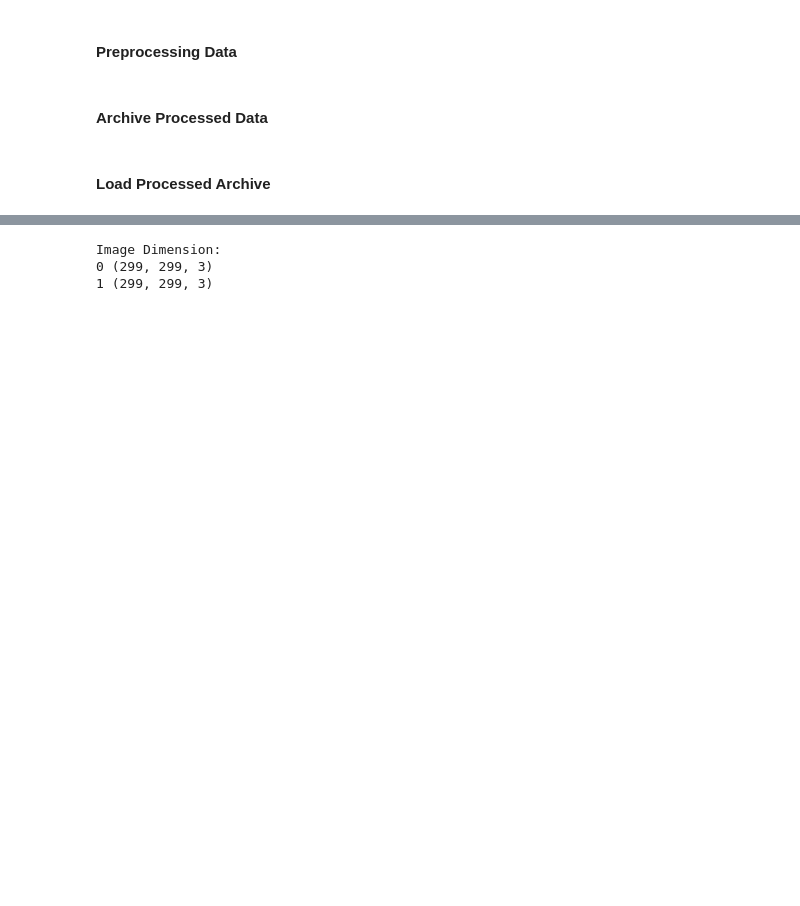
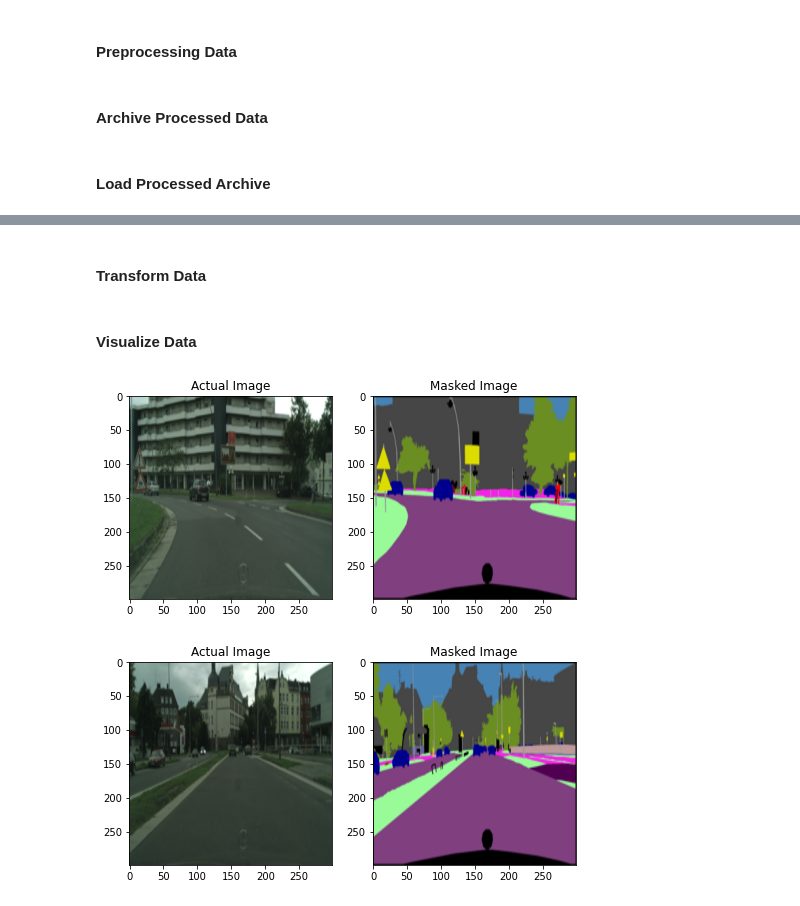
Before and after one commit to kumari-nishu/Semantic-Segmentation, a Jupyter notebook: sematic_segmentation.ipynb, the cells around one changed output, grey strips where cells are left out. Saved outputs shown, nothing was run; the diff lists cells and outputs as text; code cells hidden in the pictures; blank space fills up the shorter version.

Commit message:
Fixed Archive + Visualize Func

```diff
--- a/sematic_segmentation.ipynb
+++ b/sematic_segmentation.ipynb
@@ -115,5 +111,7 @@ Downloading data from https://storage.googleapis.com/mcg2208/leftImg.zip
+# %% [markdown]
+#### Transform Data
 # %%
-# normalize and resize images
+# normalize image pixels
 IMG_SIZE = 299
 BATCH_SIZE = 32
 AUTOTUNE = tf.data.experimental.AUTOTUNE
@@ -128,37 +126,51 @@ def load_and_preprocess_image(path):
     img /= 255.0
     return img
 
-gt_train_paths = [GT_DIR + 'train/' + path for path in listdir(GT_DIR + 'train/')]
-gt_train_ds = tf.data.Dataset.from_tensor_slices(gt_train_paths)
-gt_train_ds = gt_train_ds.map(load_and_preprocess_image, num_parallel_calls=AUTOTUNE)
+def get_image_paths(dir):
+    return sorted([dir + path for path in listdir(dir)])
 
-print('Image Dimension:')
-for n, image in enumerate(gt_train_ds.take(2)):
-  print(n, image.shape)
+# create tf.Dataset objects
+gt_train_ds = tf.data.Dataset.from_tensor_slices(get_image_paths(GT_DIR+'train/'))
+gt_train_ds = gt_train_ds.map(load_and_preprocess_image)
 
-gt_test_paths = [GT_DIR + 'test/' + path for path in listdir(GT_DIR + 'test/')]
-gt_test_ds = tf.data.Dataset.from_tensor_slices(gt_test_paths)
-gt_test_ds = gt_test_ds.map(load_and_preprocess_image, num_parallel_calls=AUTOTUNE)
+gt_test_ds = tf.data.Dataset.from_tensor_slices(get_image_paths(GT_DIR+'test/'))
+gt_test_ds = gt_test_ds.map(load_and_preprocess_image)
 
-gt_val_paths = [GT_DIR + 'val/' + path for path in listdir(GT_DIR + 'val/')]
-gt_val_ds = tf.data.Dataset.from_tensor_slices(gt_val_paths)
-gt_val_ds = gt_val_ds.map(load_and_preprocess_image, num_parallel_calls=AUTOTUNE)
+gt_val_ds = tf.data.Dataset.from_tensor_slices(get_image_paths(GT_DIR+'val/'))
+gt_val_ds = gt_val_ds.map(load_and_preprocess_image)
 
-im_train_paths = [IMG_DIR + 'train/' + path for path in listdir(IMG_DIR + 'train/')]
-im_train_ds = tf.data.Dataset.from_tensor_slices(im_train_paths)
-im_train_ds = im_train_ds.map(load_and_preprocess_image, num_parallel_calls=AUTOTUNE)
+im_train_ds = tf.data.Dataset.from_tensor_slices(get_image_paths(IMG_DIR+'train/'))
+im_train_ds = im_train_ds.map(load_and_preprocess_image)
 
-im_test_paths = [IMG_DIR + 'test/' + path for path in listdir(IMG_DIR + 'test/')]
-im_test_ds = tf.data.Dataset.from_tensor_slices(im_test_paths)
-im_test_ds = im_test_ds.map(load_and_preprocess_image, num_parallel_calls=AUTOTUNE)
+im_test_ds = tf.data.Dataset.from_tensor_slices(get_image_paths(IMG_DIR+'test/'))
+im_test_ds = im_test_ds.map(load_and_preprocess_image)
 
-im_val_paths = [IMG_DIR + 'val/' + path for path in listdir(IMG_DIR + 'val/')]
-im_val_ds = tf.data.Dataset.from_tensor_slices(im_val_paths)
-im_val_ds = im_val_ds.map(load_and_preprocess_image, num_parallel_calls=AUTOTUNE)
+im_val_ds = tf.data.Dataset.from_tensor_slices(get_image_paths(IMG_DIR+'val/'))
+im_val_ds = im_val_ds.map(load_and_preprocess_image)
-# %% [output]
-Image Dimension:
-0 (299, 299, 3)
-1 (299, 299, 3)
+# %% [markdown]
+#### Visualize Data
+# %%
+def visualize_images(img, gt, pred):
+    if pred is not None:
+        fig, axes = plt.subplots(1, 3, figsize=(12, 8))
+    else:
+        fig, axes = plt.subplots(1, 2, figsize=(8, 8))
+
+    axes[0].imshow(img)
+    axes[0].set_title('Actual Image')
+
+    axes[1].imshow(gt)
+    axes[1].set_title('Masked Image')
+
+    if pred is not None:
+        axes[2].imshow(pred)
+        axes[2].set_title('Predicted Image')
+# %%
+for img, gt in list(zip(im_train_ds.take(2), gt_train_ds.take(2))):
+    visualize_images(img, gt, None)
+# %% [output]
+[figure, added]
+[figure, added]
 # %%
 def conv_block(X,filters,block):
     # resiudal block with dilated convolutions
```
Also changed, not shown: parts of 10 cells of this notebook.
